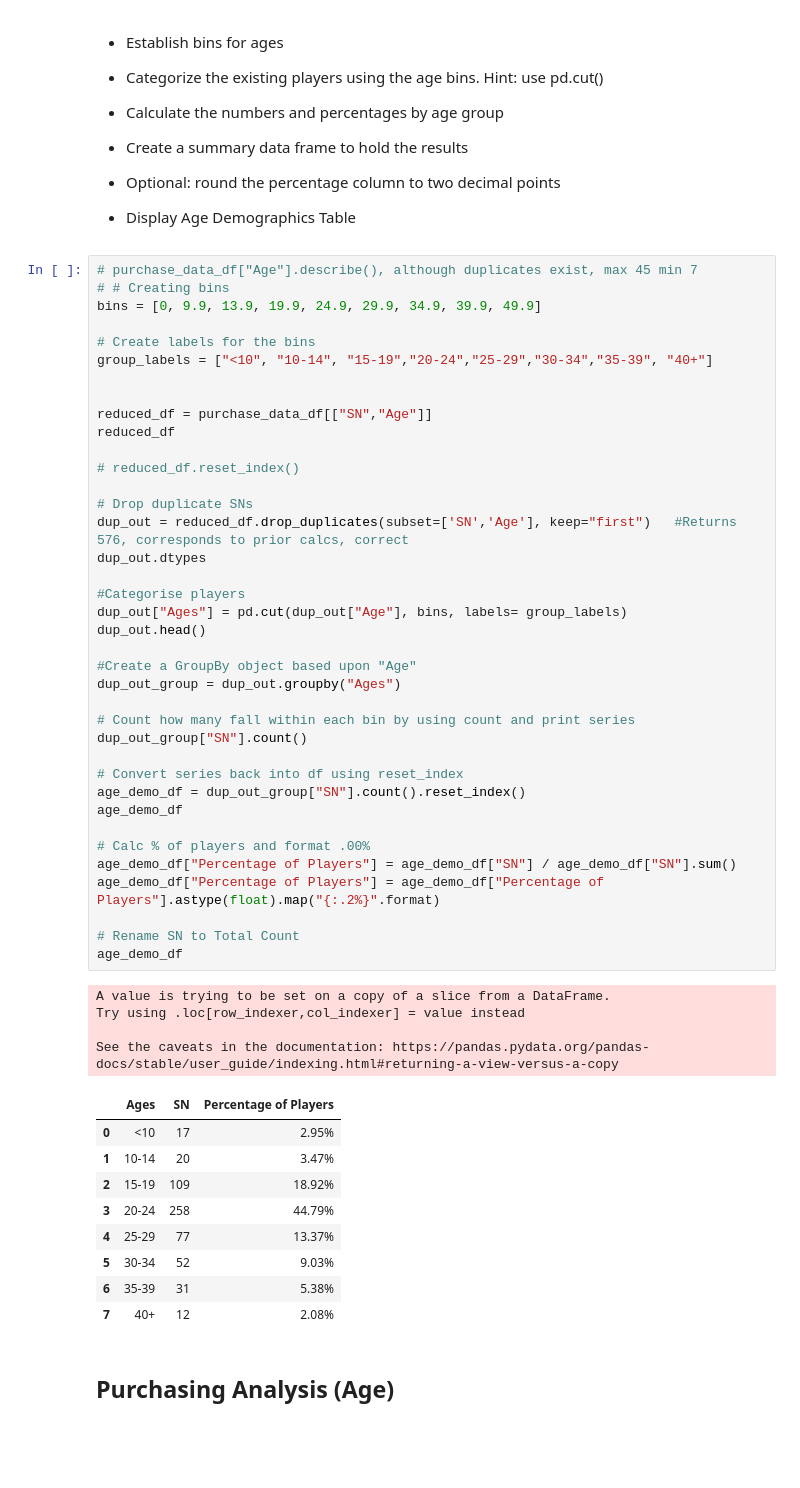
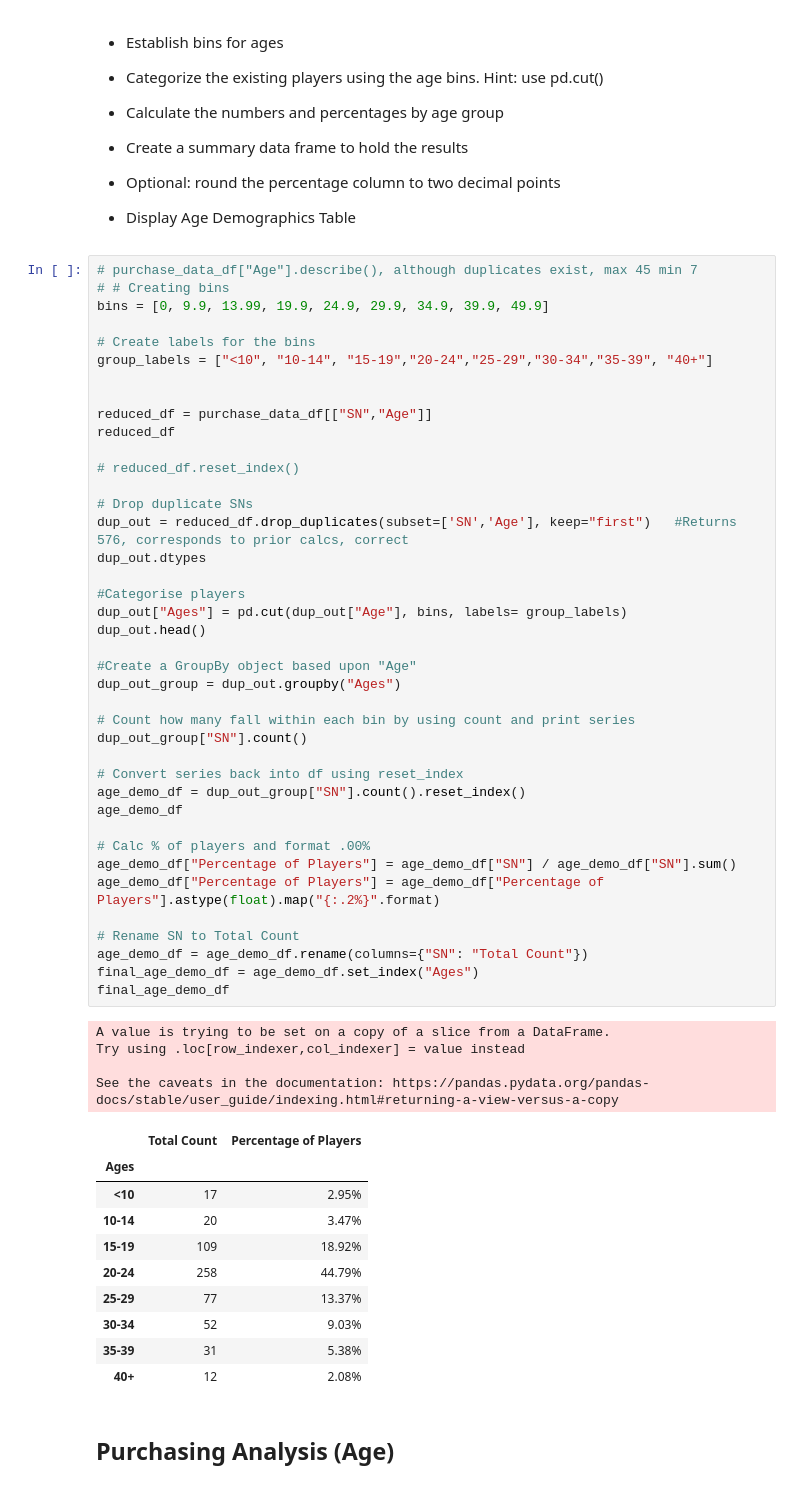
Before and after one commit to chiron-chiron/pandas-challenge, a Jupyter notebook: HeroesOfPymoli/HeroesOfPymoli_starter.ipynb, the cells around one changed output. Saved outputs shown, nothing was run; the diff lists cells and outputs as text; blank space fills up the shorter version.

```diff
--- a/HeroesOfPymoli/HeroesOfPymoli_starter.ipynb
+++ b/HeroesOfPymoli/HeroesOfPymoli_starter.ipynb
@@ -212,7 +212,7 @@ TypeError: rename() got an unexpected keyword argument 'columns'
 # %%
 # purchase_data_df["Age"].describe(), although duplicates exist, max 45 min 7
 # # Creating bins
-bins = [0, 9.9, 13.9, 19.9, 24.9, 29.9, 34.9, 39.9, 49.9]
+bins = [0, 9.9, 13.99, 19.9, 24.9, 29.9, 34.9, 39.9, 49.9]
 
 # Create labels for the bins
 group_labels = ["<10", "10-14", "15-19","20-24","25-29","30-34","35-39", "40+"]
@@ -224,43 +224,46 @@ reduced_df
 # reduced_df.reset_index()
 
 # Drop duplicate SNs
 dup_out = reduced_df.drop_duplicates(subset=['SN','Age'], keep="first")   #Returns 576, corresponds to prior calcs, correct
 dup_out.dtypes
 
 #Categorise players
 dup_out["Ages"] = pd.cut(dup_out["Age"], bins, labels= group_labels)
 dup_out.head()
 
 #Create a GroupBy object based upon "Age"
 dup_out_group = dup_out.groupby("Ages")
 
 # Count how many fall within each bin by using count and print series
 dup_out_group["SN"].count()
 
 # Convert series back into df using reset_index
 age_demo_df = dup_out_group["SN"].count().reset_index()
 age_demo_df
 
 # Calc % of players and format .00%
 age_demo_df["Percentage of Players"] = age_demo_df["SN"] / age_demo_df["SN"].sum()
 age_demo_df["Percentage of Players"] = age_demo_df["Percentage of Players"].astype(float).map("{:.2%}".format)
 
 # Rename SN to Total Count
-age_demo_df
+age_demo_df = age_demo_df.rename(columns={"SN": "Total Count"})
+final_age_demo_df = age_demo_df.set_index("Ages")
+final_age_demo_df
 # %% [output]
 A value is trying to be set on a copy of a slice from a DataFrame.
 Try using .loc[row_indexer,col_indexer] = value instead
 
 See the caveats in the documentation: https://pandas.pydata.org/pandas-docs/stable/user_guide/indexing.html#returning-a-view-versus-a-copy
-|  | Ages | SN | Percentage of Players |
-| 0 | <10 | 17 | 2.95% |
-| 1 | 10-14 | 20 | 3.47% |
-| 2 | 15-19 | 109 | 18.92% |
-| 3 | 20-24 | 258 | 44.79% |
-| 4 | 25-29 | 77 | 13.37% |
-| 5 | 30-34 | 52 | 9.03% |
-| 6 | 35-39 | 31 | 5.38% |
-| 7 | 40+ | 12 | 2.08% |
+|  | Total Count | Percentage of Players |
+| Ages |  |  |
+| <10 | 17 | 2.95% |
+| 10-14 | 20 | 3.47% |
+| 15-19 | 109 | 18.92% |
+| 20-24 | 258 | 44.79% |
+| 25-29 | 77 | 13.37% |
+| 30-34 | 52 | 9.03% |
+| 35-39 | 31 | 5.38% |
+| 40+ | 12 | 2.08% |
 # %% [markdown]
 ## Purchasing Analysis (Age)
 # %% [markdown]
```
Also changed, not shown: parts of 2 cells of this notebook.
